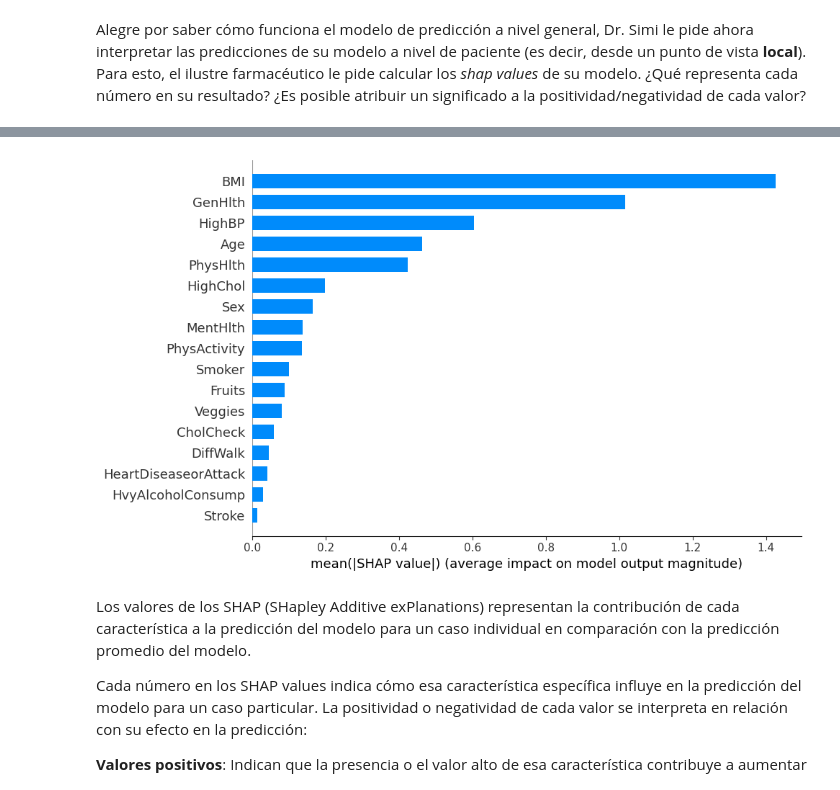
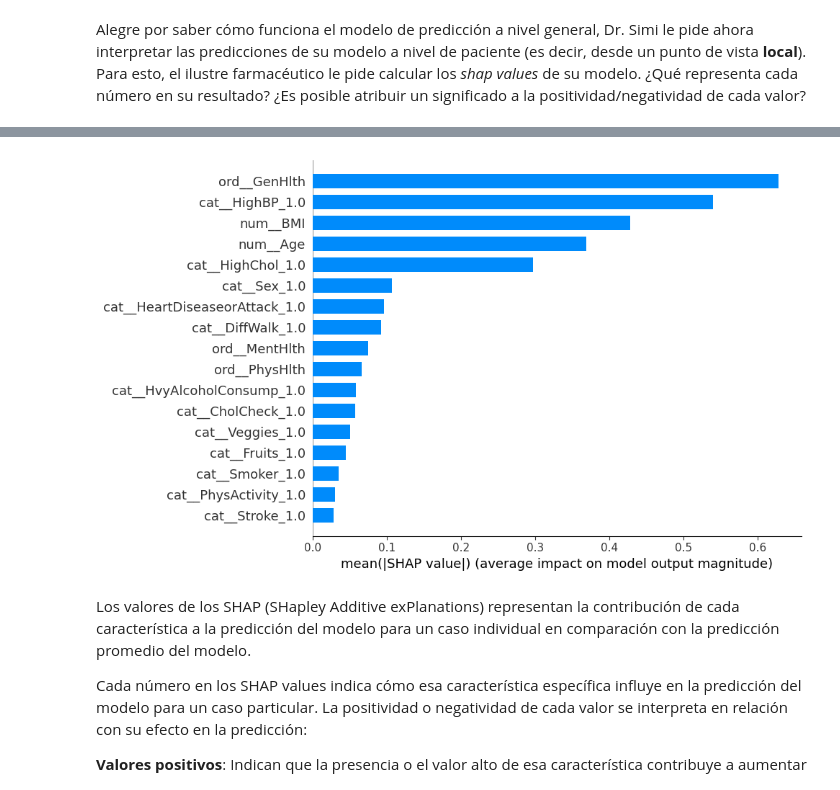
Before and after one commit to eduardomoyab/MDS7202_1, a Jupyter notebook: lab10/Laboratorio10_Enunciado.ipynb, the cells around one changed output, grey strips where cells are left out. Cells and saved outputs as stored; diff of their text form; code cells hidden in the pictures.

```diff
--- a/lab10/Laboratorio10_Enunciado.ipynb
+++ b/lab10/Laboratorio10_Enunciado.ipynb
@@ -81,0 +124,6 @@ En primer lugar, el reconocido doctor le pide entrenar un modelo de `XGBoost` ut
+# %%
+#Vemos en cada variable si es una variable numerica o categorica
+for col in df.columns:
+    #Calculamos la cantidad de valores unicos
+    uniq = len(df[col].unique())
+    print(f'{col}: {uniq} valores unicos')
@@ -221,9 +302,6 @@ Para mitigar los problemas encontrados en la sección anterior, Dr. Simi le pide
 # %%
 # Inserte su código aquí
 from sklearn.inspection import permutation_importance
-
-# Entrenar el modelo inicial
-pipeline.fit(X_train, y_train)
 
 # Calcular la importancia de las features con el método de permutación
 perm_importance = permutation_importance(pipeline, X_test, y_test, n_repeats=30, random_state=42)
@@ -233,11 +311,17 @@ mean_importance = perm_importance.importances_mean
 std_importance = perm_importance.importances_std
 
 # Graficar la importancia de las features
-sorted_idx = np.argsort(mean_importance)[::-1]  # Índices ordenados por importancia
-features = X_test.columns[sorted_idx]
+features = X_test.columns
 plt.figure(figsize=(10, 6))
-plt.barh(features[:5], mean_importance[sorted_idx][:5], xerr=std_importance[sorted_idx][:5], align='center')
+plt.barh(features, mean_importance, xerr=std_importance, align='center')
 plt.xlabel('Importancia')
-plt.title('Importancia de las 5 features más importantes con desviación estándar')
+plt.title('Importancia de las features con desviación estándar')
 plt.show()
+
+#Graficamos las 5 variables mas importantes
+plt.figure(figsize=(10, 6))
+plt.barh(features[np.argsort(mean_importance)[-5:]], mean_importance[np.argsort(mean_importance)[-5:]], xerr=std_importance[np.argsort(mean_importance)[-5:]], align='center')
+plt.xlabel('Importancia')
+plt.title('Importancia de las features con desviación estándar')
+plt.show()
 # %% [output]
@@ -287,17 +372,20 @@ warnings.filterwarnings("ignore", message=".*The 'nopython' keyword.*")
 # %%
 # Inserte código para calcular shapley values aquí
 import shap
+
+#Aplicamos el procesamiento al conjunto X_test
+preprocessor.fit(X_train)
+X_test_p = preprocessor.transform(X_test)
 
 # Crear el explainer con el conjunto de entrenamiento
 explainer = shap.TreeExplainer(pipeline.named_steps['classifier'])
 
 # Calcular los shapley values con el conjunto de prueba
-shap_values = explainer.shap_values(X_test)
-
+shap_values = explainer.shap_values(X_test_p)
 # Graficar los shapley values
-shap.summary_plot(shap_values, X_test, plot_type='bar', plot_size=(10, 6))
+shap.summary_plot(shap_values, X_test_p, plot_type='bar', plot_size=(10, 6))
 plt.show()
 
 # Generamos un diccionario con la variable y su respectivo shapley value
-shap_dict = dict(zip(X_test.columns, shap_values[1]))
+shap_dict = dict(zip(X_test_p.columns, shap_values[1]))
 # %% [output]
@@ -306,4 +393,4 @@ IProgress not found. Please update jupyter and ipywidgets. See https://ipywidget
-[figure, old version]
+[figure, new version]
 # %% [markdown]
 Los valores de los SHAP (SHapley Additive exPlanations) representan la contribución de cada característica a la predicción del modelo para un caso individual en comparación con la predicción promedio del modelo.
 
```
Also changed, not shown: parts of 25 cells of this notebook.
